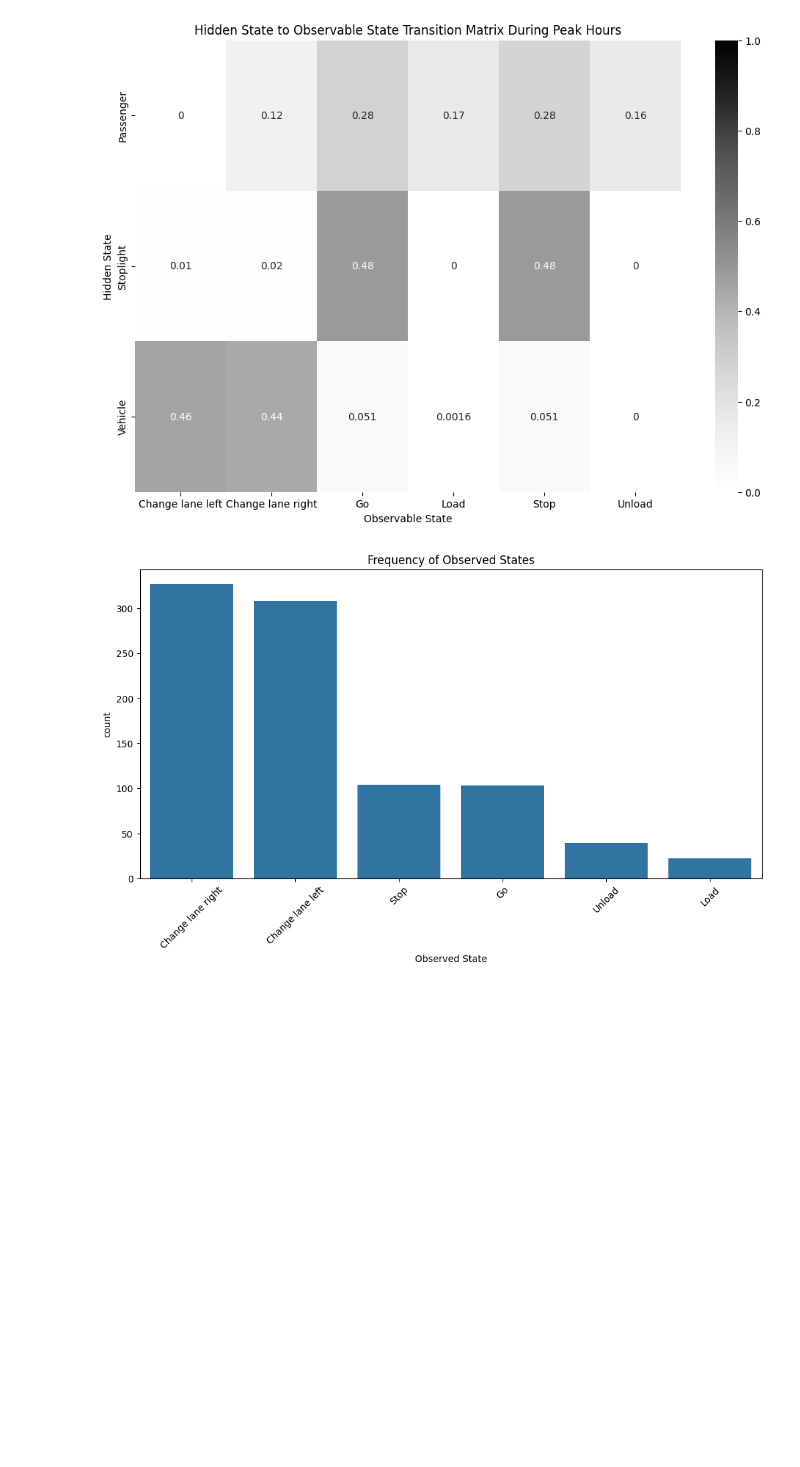
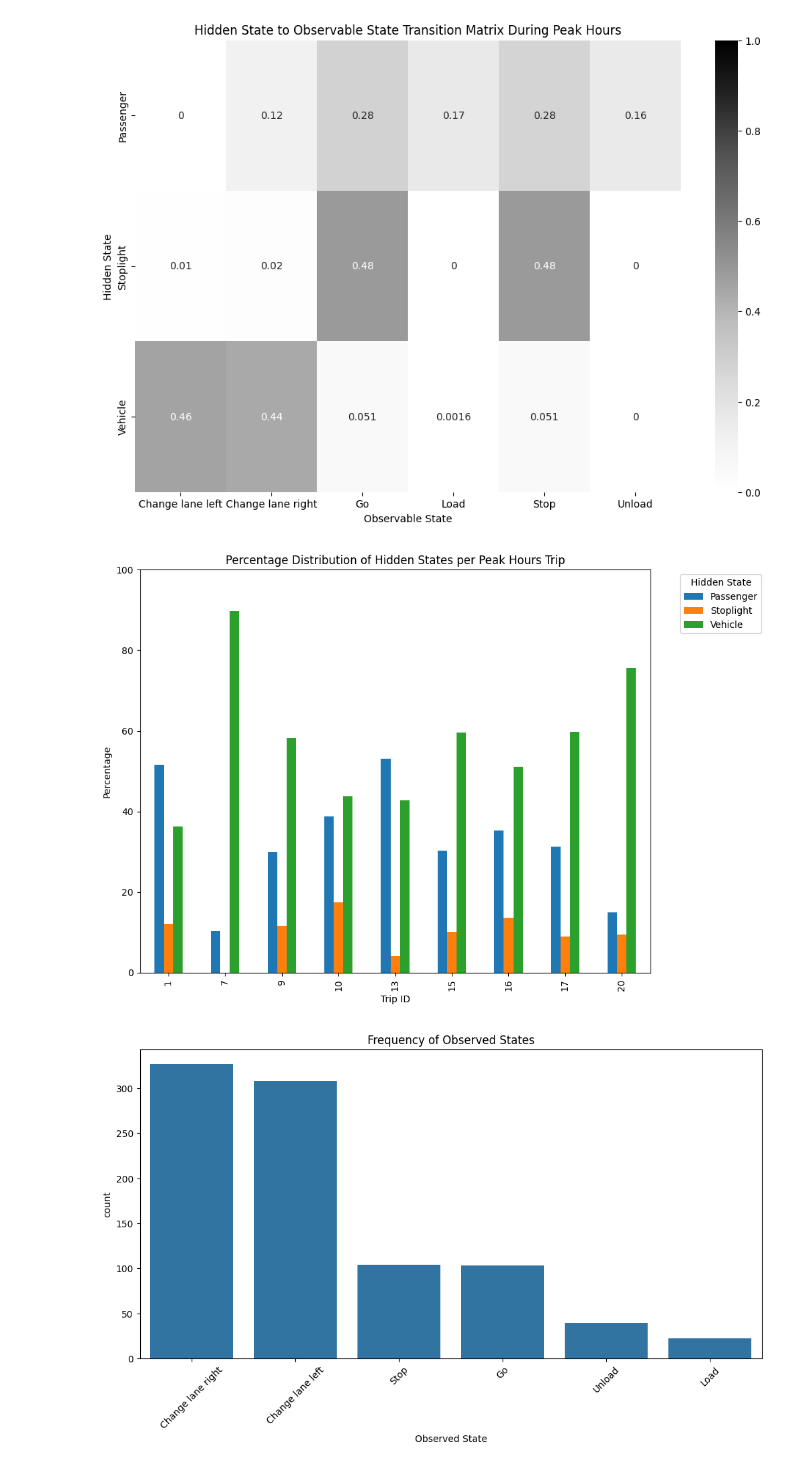
Before and after one commit to GPiano24/UV-Express-Driver-Behavior-Modeling, a Jupyter notebook: EDA.ipynb, the cells around one changed output. Saved outputs shown, nothing was run; the diff lists cells and outputs as text; code cells hidden in the pictures; blank space fills up the shorter version.

Commit message:
Added graphs for distributions

```diff
--- a/EDA.ipynb
+++ b/EDA.ipynb
@@ -87,6 +87,30 @@ plt.ylabel("Hidden State")
 plt.show()
 # %% [output]
 [figure]
+# %%
+trip_counts = df.groupby(['Trip ID', 'Hidden State']).size().unstack(fill_value=0)
+
+trip_percentages = trip_counts.div(trip_counts.sum(axis=1), axis=0) * 100
+
+# Plot the distribution per trip as stacked bar graph
+fig, ax = plt.subplots(figsize=(12, 7))  # Increase figure size to accommodate the legend
+trip_percentages.plot(kind='bar', stacked=False, ax=ax)
+
+# Place the legend on the side
+ax.legend(title='Hidden State', bbox_to_anchor=(1.05, 1), loc='upper left')
+
+ax.set_ylim(0, 100)
+ax.set_yticks(range(0, 101, 20))
+
+plt.xlabel('Trip ID')
+plt.ylabel('Percentage')
+plt.title('Percentage Distribution of Hidden States per Peak Hours Trip')
+
+plt.tight_layout(rect=[0, 0, 0.85, 1])  # Adjust the layout to make room for the legend
+
+plt.show()
+# %% [output]
+[figure, added]
 # %%
 df = pd.read_csv('non_peak.csv')
 
```
Also changed, not shown: parts of 1 cell of this notebook, 3 other files.
